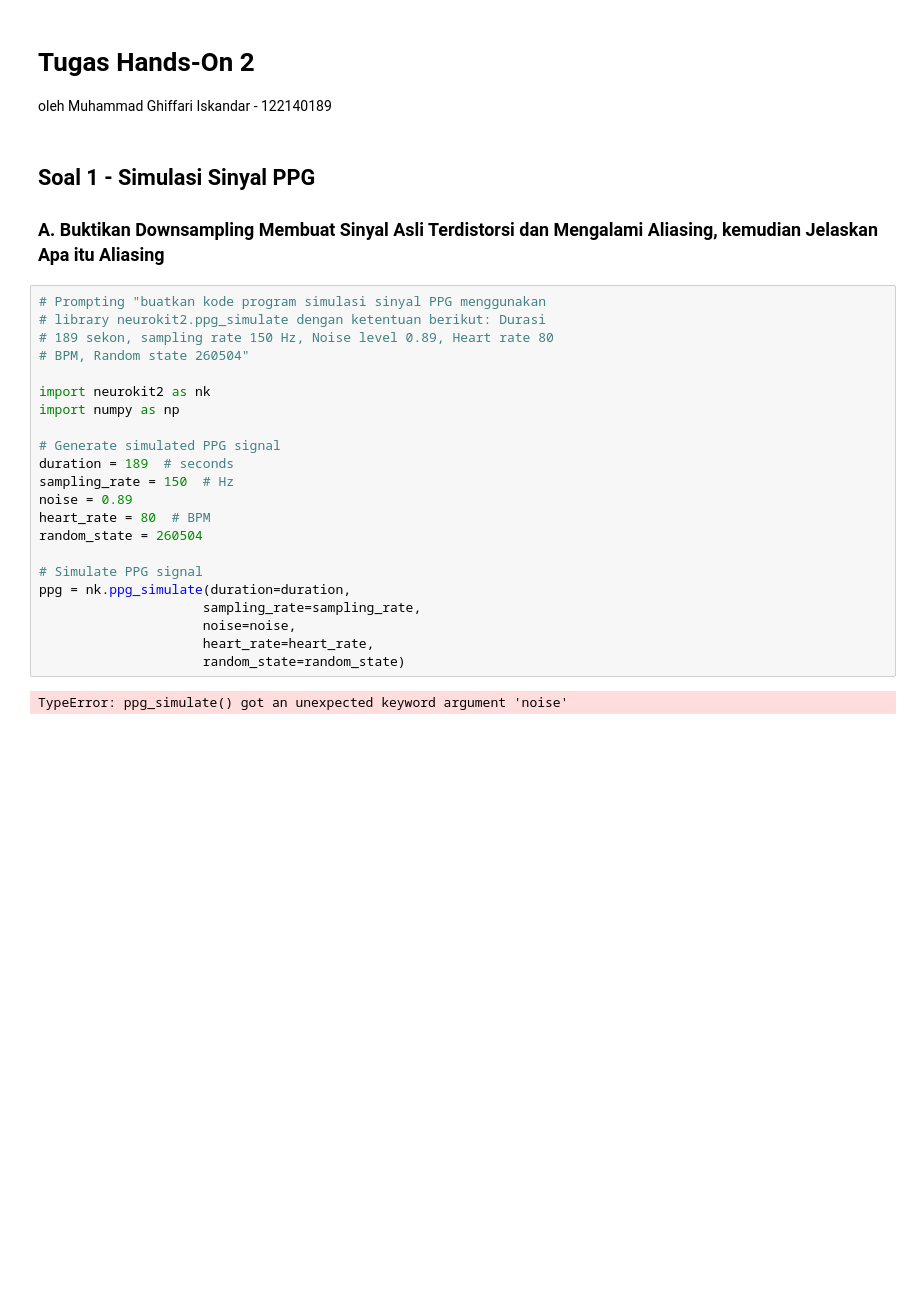
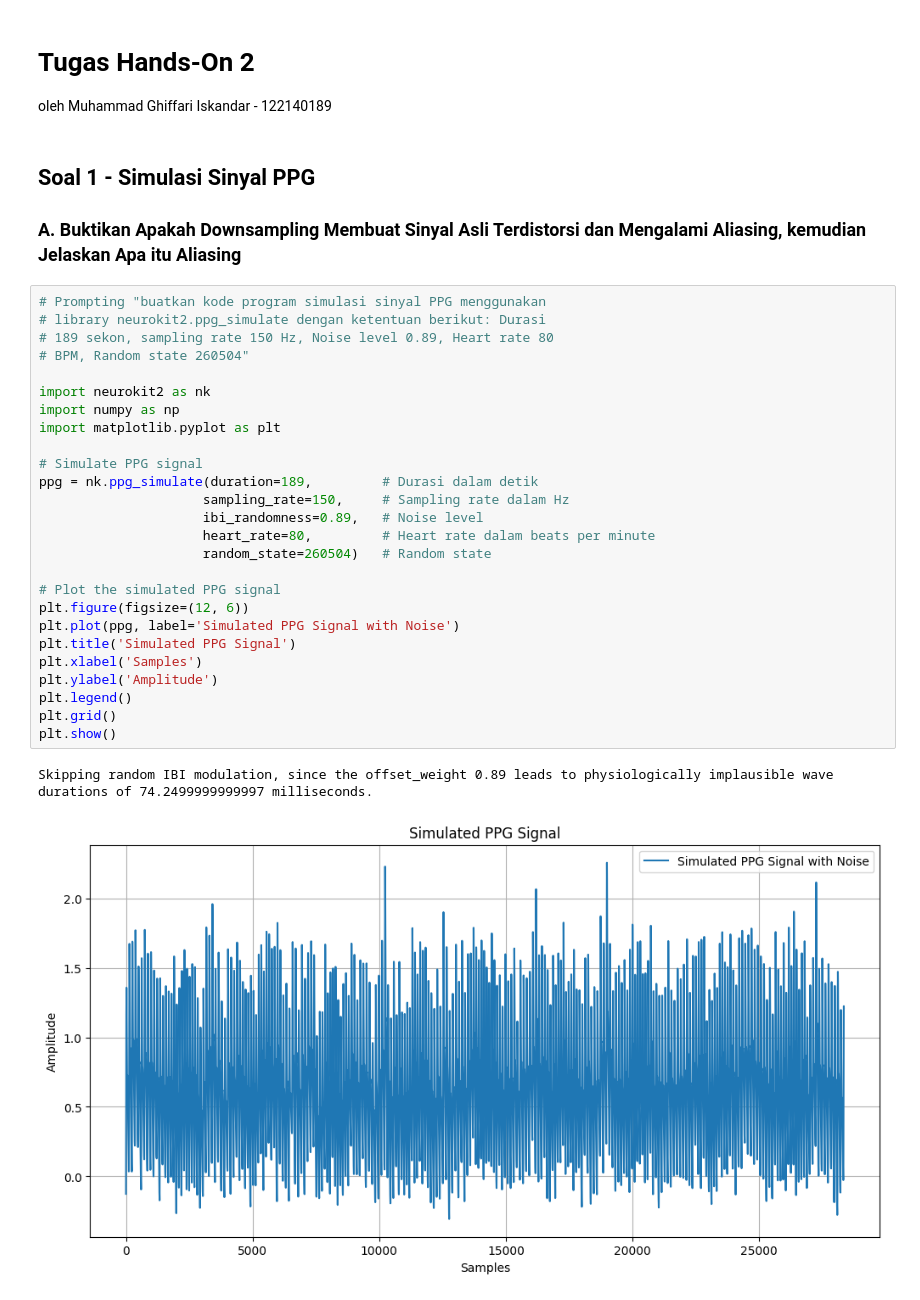
Before and after one commit to GhiffariIs/IF3024-HO2, a Jupyter notebook: 122140189.ipynb, the cells around one changed output. Cells and saved outputs as stored; diff of their text form; blank space fills up the shorter version.

```diff
--- a/122140189.ipynb
+++ b/122140189.ipynb
@@ -4,28 +4,33 @@ oleh Muhammad Ghiffari Iskandar - 122140189
 # %% [markdown]
 ## Soal 1 - Simulasi Sinyal PPG
 
-### A. Buktikan Downsampling Membuat Sinyal Asli Terdistorsi dan Mengalami Aliasing, kemudian Jelaskan Apa itu Aliasing
+### A. Buktikan Apakah Downsampling Membuat Sinyal Asli Terdistorsi dan Mengalami Aliasing, kemudian Jelaskan Apa itu Aliasing
 # %%
 # Prompting "buatkan kode program simulasi sinyal PPG menggunakan
 # library neurokit2.ppg_simulate dengan ketentuan berikut: Durasi
 # 189 sekon, sampling rate 150 Hz, Noise level 0.89, Heart rate 80
 # BPM, Random state 260504"
 
 import neurokit2 as nk
 import numpy as np
-
-# Generate simulated PPG signal
-duration = 189  # seconds
-sampling_rate = 150  # Hz
-noise = 0.89
-heart_rate = 80  # BPM
-random_state = 260504
+import matplotlib.pyplot as plt
 
 # Simulate PPG signal
-ppg = nk.ppg_simulate(duration=duration,
-                     sampling_rate=sampling_rate,
-                     noise=noise,
-                     heart_rate=heart_rate,
-                     random_state=random_state)
+ppg = nk.ppg_simulate(duration=189,         # Durasi dalam detik
+                     sampling_rate=150,     # Sampling rate dalam Hz
+                     ibi_randomness=0.89,   # Noise level
+                     heart_rate=80,         # Heart rate dalam beats per minute
+                     random_state=260504)   # Random state
+
+# Plot the simulated PPG signal
+plt.figure(figsize=(12, 6))
+plt.plot(ppg, label='Simulated PPG Signal with Noise')
+plt.title('Simulated PPG Signal')
+plt.xlabel('Samples')
+plt.ylabel('Amplitude')
+plt.legend()
+plt.grid()
+plt.show()
 # %% [output]
-TypeError: ppg_simulate() got an unexpected keyword argument 'noise'
+Skipping random IBI modulation, since the offset_weight 0.89 leads to physiologically implausible wave durations of 74.2499999999997 milliseconds.
+[figure, added]
```
